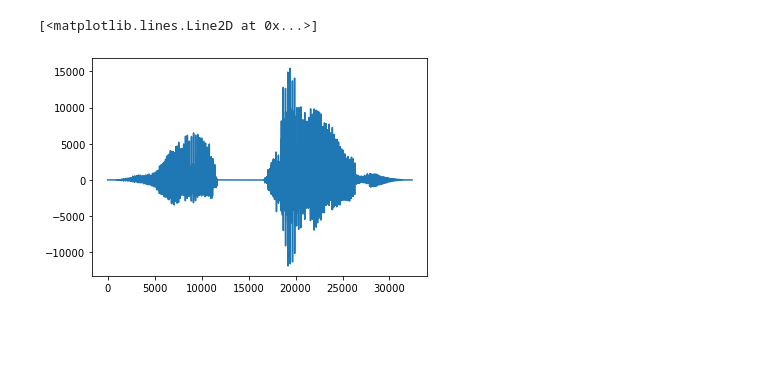
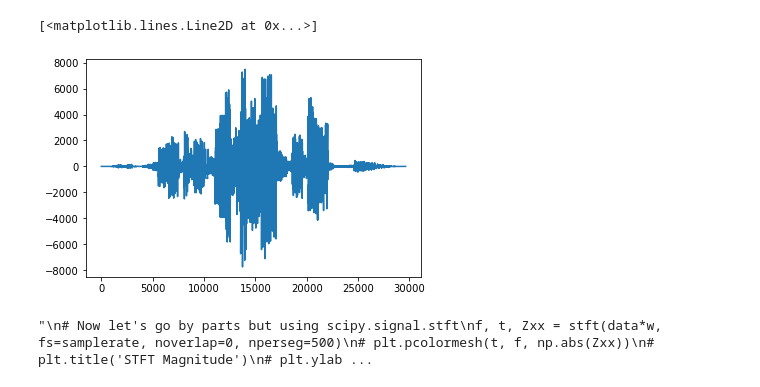
Before and after one commit to marcoperg/speech2piano, a Jupyter notebook: rfft_window.ipynb, the cells around one changed output. Saved outputs shown, nothing was run; the diff lists cells and outputs as text; code cells hidden in the pictures; blank space fills up the shorter version.

Commit message:
try using stft and some tuning

```diff
--- a/rfft_window.ipynb
+++ b/rfft_window.ipynb
@@ -72,34 +72,67 @@ plt.plot(recover_data)
 # %%
 # Now, how Jack The Ripper would said let's go by parts
 sections = np.array_split(data*w, N // 500)
 recover_data = np.array([])
 freqs_chords = []
 for section in sections:
     n = section.shape[0]
     yf = fft.rfft(section)
     xf = fft.rfftfreq(n, 1 / samplerate)
-#     plt.plot(xf, yf)
-#     plt.show()
-#     from time import sleep
-#     sleep(1)
+#     fig, (ax1, ax2) = plt.subplots(1, 2)
+#     ax1.plot(xf, 2.0/N * np.abs(yf))
 
     # Find peaks method
-    #idx, _ = find_peaks(np.abs(yf), distance=10)
+#     idx, _ = find_peaks(np.abs(yf), distance=1)
+    idx = find_peaks_cwt(np.abs(yf), 1.).astype(np.int16)
 
     # N hightest freqs method
-    N_FREQS = 25
-    idx = np.argpartition(-np.abs(yf), N_FREQS)[:N_FREQS]
+#     N_FREQS = 25
+#     idx = np.argpartition(-np.abs(yf), N_FREQS)[:N_FREQS]
 
     peaks_yf = np.zeros_like(yf)
     peaks_yf[idx] = yf[idx]
-#     plt.plot(xf, 2.0/N * (np.abs(peaks_yf)))
-#     plt.show()
+#     ax2.plot(xf, 2.0/N * (np.abs(peaks_yf)))
     freqs_chords.append((xf[idx], np.abs(yf[idx])))
     recover_data = np.concatenate([recover_data, fft.irfft(peaks_yf)])
 plt.plot(recover_data)
 # %% [output]
 [<matplotlib.lines.Line2D at 0x...>]
-[figure, old version]
+[figure, new version]
+# %%
+"""
+# Now let's go by parts but using scipy.signal.stft
+f, t, Zxx = stft(data*w, fs=samplerate, noverlap=0, nperseg=500)
+# plt.pcolormesh(t, f, np.abs(Zxx))
+# plt.title('STFT Magnitude')
+# plt.ylabel('Frequency [Hz]')
+# plt.xlabel('Time [sec]')
+# plt.show()
+Zxx = np.swapaxes(Zxx, 0, 1)
+# plt.plot(f, Zxx[0])
+# plt.show()
+
+recover_data = np.array([])
+freqs_chords = []
+for section in Zxx:
+#     fig, (ax1, ax2) = plt.subplots(1, 2)
+#     ax1.plot(f, np.abs(section))
+
+    # Find peaks method
+    #idx, _ = find_peaks(np.abs(section), distance=1)
+
+    # N hightest freqs method
+    N_FREQS = 25
+    idx = np.argpartition(-np.abs(section), N_FREQS)[:N_FREQS]
+
+    peaks_yf = np.zeros_like(section)
+    peaks_yf[idx] = section[idx]
+#     ax2.plot(f, (np.abs(peaks_yf)))
+    freqs_chords.append((f[idx], np.abs(section[idx])))
+    recover_data = np.concatenate([recover_data, fft.irfft(peaks_yf)])
+plt.plot(recover_data)
+"""
+# %% [output]
+"\n# Now let's go by parts but using scipy.signal.stft\nf, t, Zxx = stft(data*w, fs=samplerate, noverlap=0, nperseg=500)\n# plt.pcolormesh(t, f, np.abs(Zxx))\n# plt.title('STFT Magnitude')\n# plt.ylab ...
 # %%
 wavfile.write('./recover_test.wav', samplerate, recover_data)
 # %%
```
Also changed, not shown: parts of 9 cells of this notebook, 3 other files.
